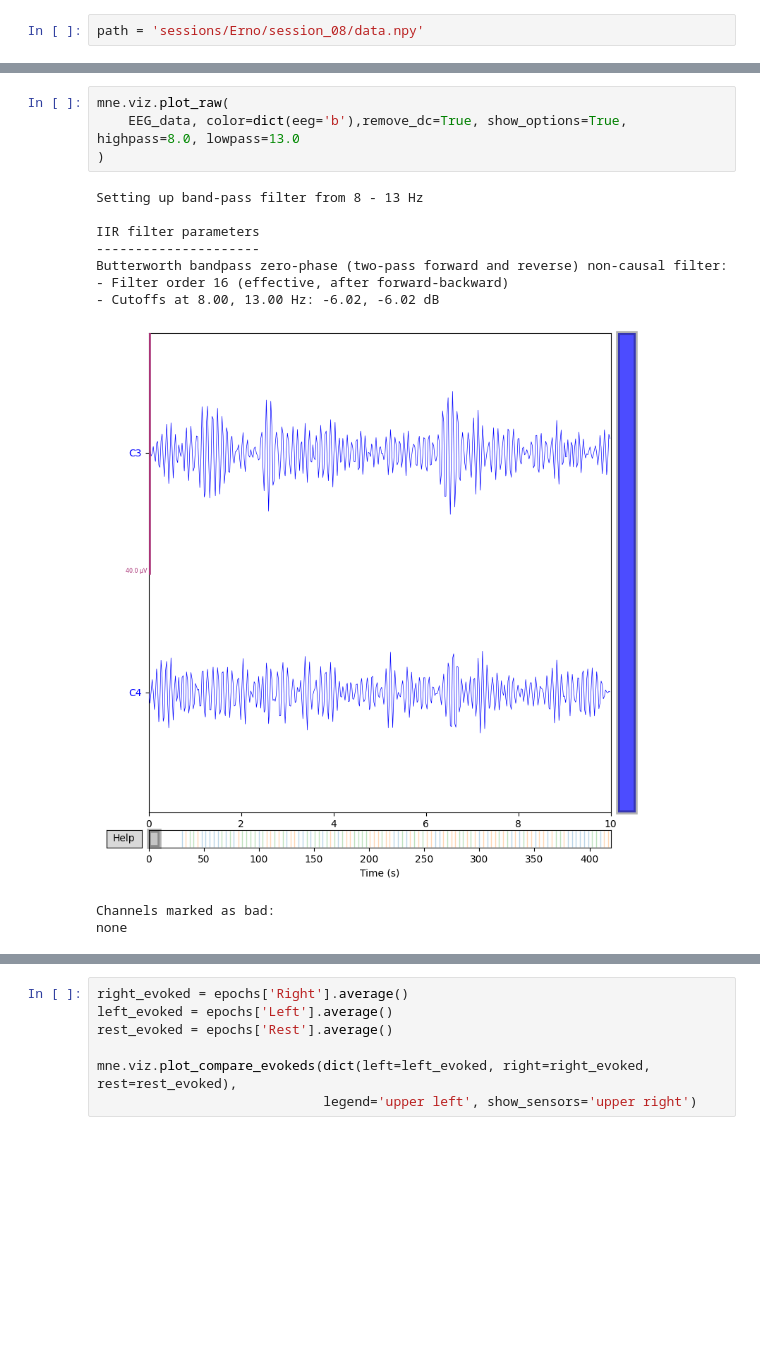
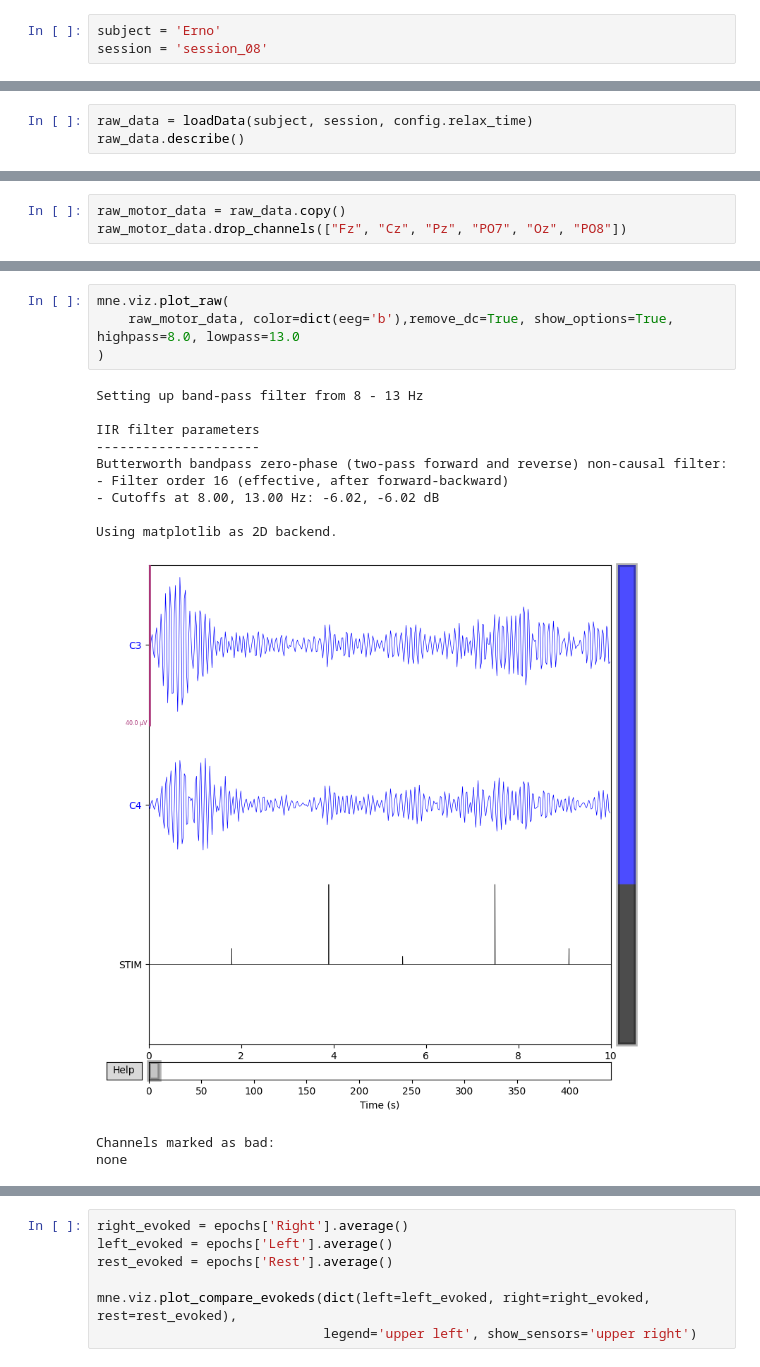
Before and after one commit to nemesgyadam/Motor-Execution-Classifiaction, a Jupyter notebook: notebooks/MNE_C3C4_stats.ipynb, the cells around one changed output, grey strips where cells are left out. Drawn from its saved outputs; the diff is of its cells as text; blank space fills up the shorter version.

```diff
--- a/notebooks/MNE_C3C4_stats.ipynb
+++ b/notebooks/MNE_C3C4_stats.ipynb
@@ -14,3 +18,4 @@ import pandas as pd
-# %%
-path = 'sessions/Erno/session_08/data.npy'
+# %%
+subject = 'Erno'
+session = 'session_08'
 # %%
@@ -74,0 +88,3 @@ epochs = create_epochs(EEG_data)
+# %%
+raw_data = loadData(subject, session, config.relax_time)
+raw_data.describe()
@@ -74,0 +140,3 @@ epochs = create_epochs(EEG_data)
+# %%
+raw_motor_data = raw_data.copy()
+raw_motor_data.drop_channels(["Fz", "Cz", "Pz", "PO7", "Oz", "PO8"])
@@ -75,16 +170,18 @@ epochs = create_epochs(EEG_data)
 # %%
 mne.viz.plot_raw(
-    EEG_data, color=dict(eeg='b'),remove_dc=True, show_options=True, highpass=8.0, lowpass=13.0
+    raw_motor_data, color=dict(eeg='b'),remove_dc=True, show_options=True, highpass=8.0, lowpass=13.0
 )
 # %% [output]
 Setting up band-pass filter from 8 - 13 Hz
 
 IIR filter parameters
 ---------------------
 Butterworth bandpass zero-phase (two-pass forward and reverse) non-causal filter:
 - Filter order 16 (effective, after forward-backward)
 - Cutoffs at 8.00, 13.00 Hz: -6.02, -6.02 dB
+
+Using matplotlib as 2D backend.
-[figure, old version]
+[figure, new version]
 Channels marked as bad:
 none
 # %%
```
Also changed, not shown: parts of 20 cells of this notebook, 7 other files.
